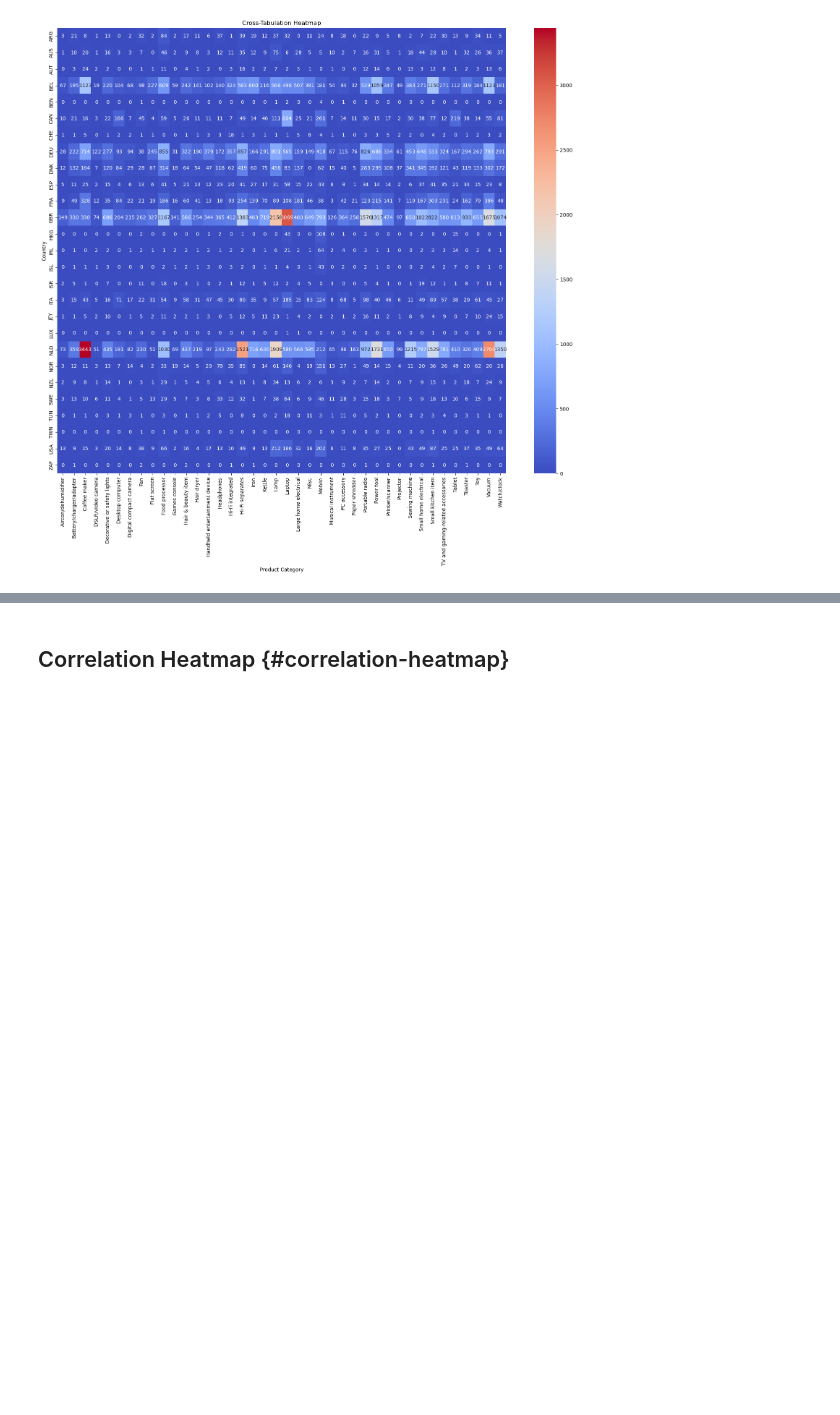
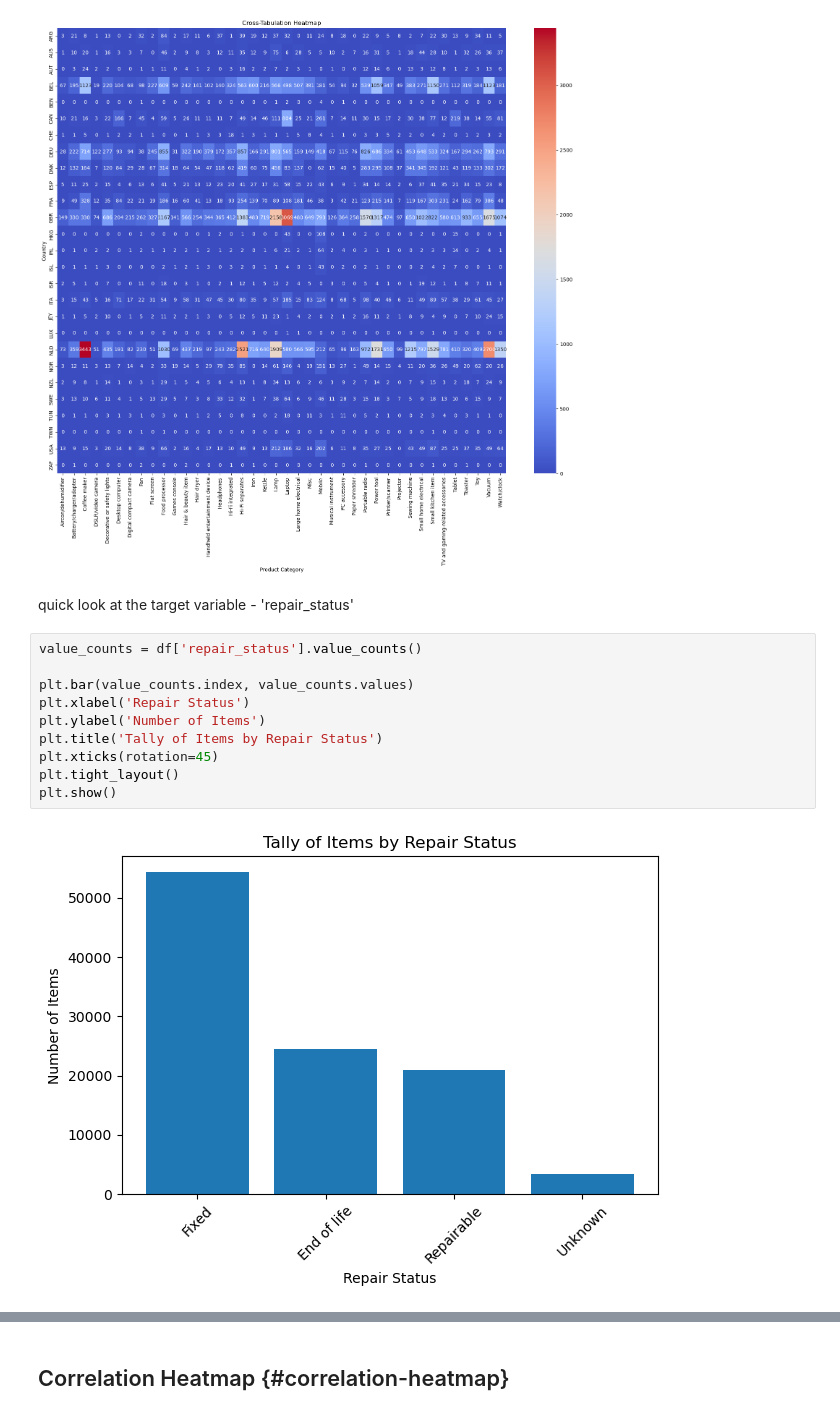
Before and after one commit to DrewChauD/BrainStation-Data-Science-Capstone, a Jupyter notebook: Notebooks/Andrew_Chau_BrainStation_DS_Capstone.ipynb, the cells around one changed output, grey strips where cells are left out. Drawn from its saved outputs; the diff is of its cells as text; blank space fills up the shorter version.

```diff
--- a/Notebooks/Andrew_Chau_BrainStation_DS_Capstone.ipynb
+++ b/Notebooks/Andrew_Chau_BrainStation_DS_Capstone.ipynb
@@ -296,3 +296,17 @@ plt.title('Cross-Tabulation Heatmap')
 plt.show()
 # %% [output]
 [figure]
+# %% [markdown]
+quick look at the target variable - 'repair_status'
+# %%
+value_counts = df['repair_status'].value_counts()
+
+plt.bar(value_counts.index, value_counts.values)
+plt.xlabel('Repair Status')
+plt.ylabel('Number of Items')
+plt.title('Tally of Items by Repair Status')
+plt.xticks(rotation=45)
+plt.tight_layout()
+plt.show()
+# %% [output]
+[figure, added]
```
Also changed, not shown: parts of 44 cells of this notebook.
